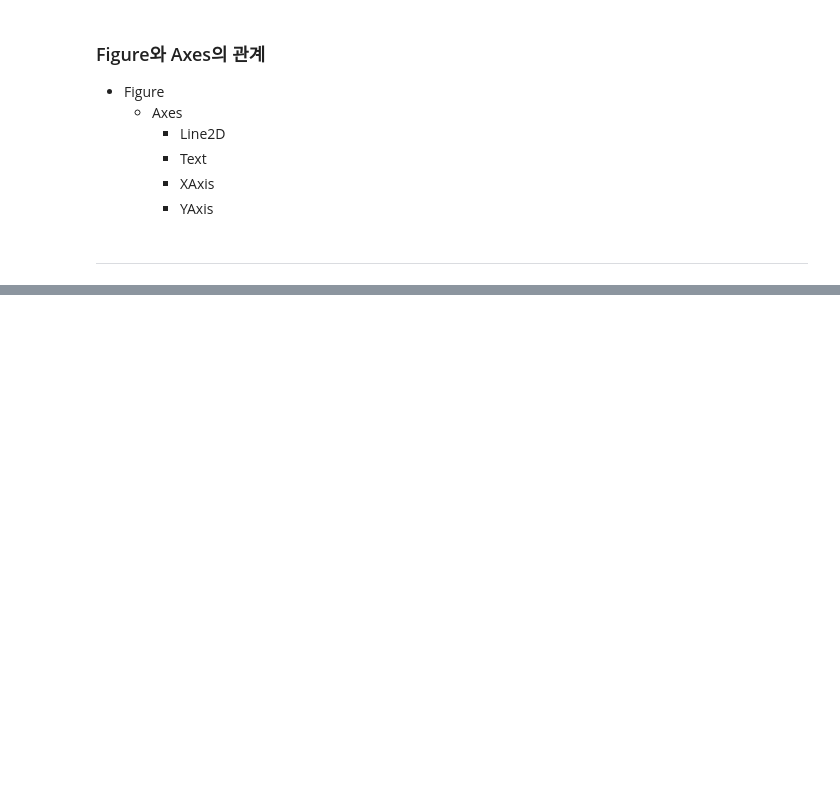
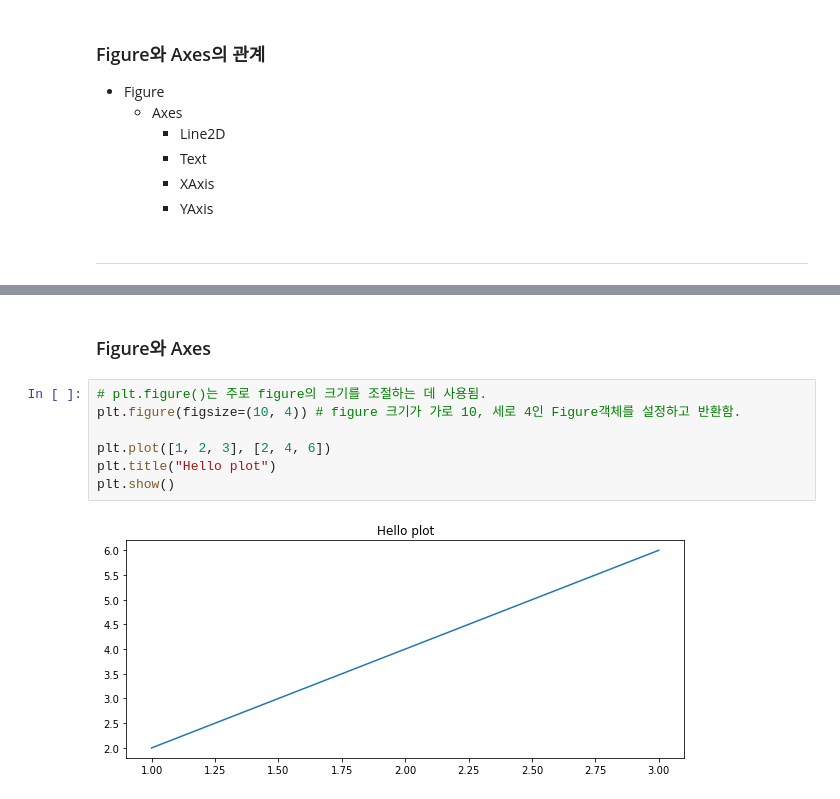
Before and after one commit to 201411096/study_AI, a Jupyter notebook: lectures/2_파이썬 머신러닝 완벽 가이드/시각화(Visualization)/2_Visualization_Matplotlib.ipynb, the cells around one changed output, grey strips where cells are left out. Cells and saved outputs as stored; diff of their text form; blank space fills up the shorter version.

Commit message:
Matplotlib Figure Axes

```diff
--- a/lectures/2_파이썬 머신러닝 완벽 가이드/시각화(Visualization)/2_Visualization_Matplotlib.ipynb
+++ b/lectures/2_파이썬 머신러닝 완벽 가이드/시각화(Visualization)/2_Visualization_Matplotlib.ipynb
@@ -46,0 +59,11 @@ Image("img/Figure&Axes.png")
+# %% [markdown]
+### Figure와 Axes
+# %%
+# plt.figure()는 주로 figure의 크기를 조절하는 데 사용됨.
+plt.figure(figsize=(10, 4)) # figure 크기가 가로 10, 세로 4인 Figure객체를 설정하고 반환함.
+
+plt.plot([1, 2, 3], [2, 4, 6])
+plt.title("Hello plot")
+plt.show()
+# %% [output]
+[figure, added]
```
Also changed, not shown: parts of 14 cells of this notebook.
